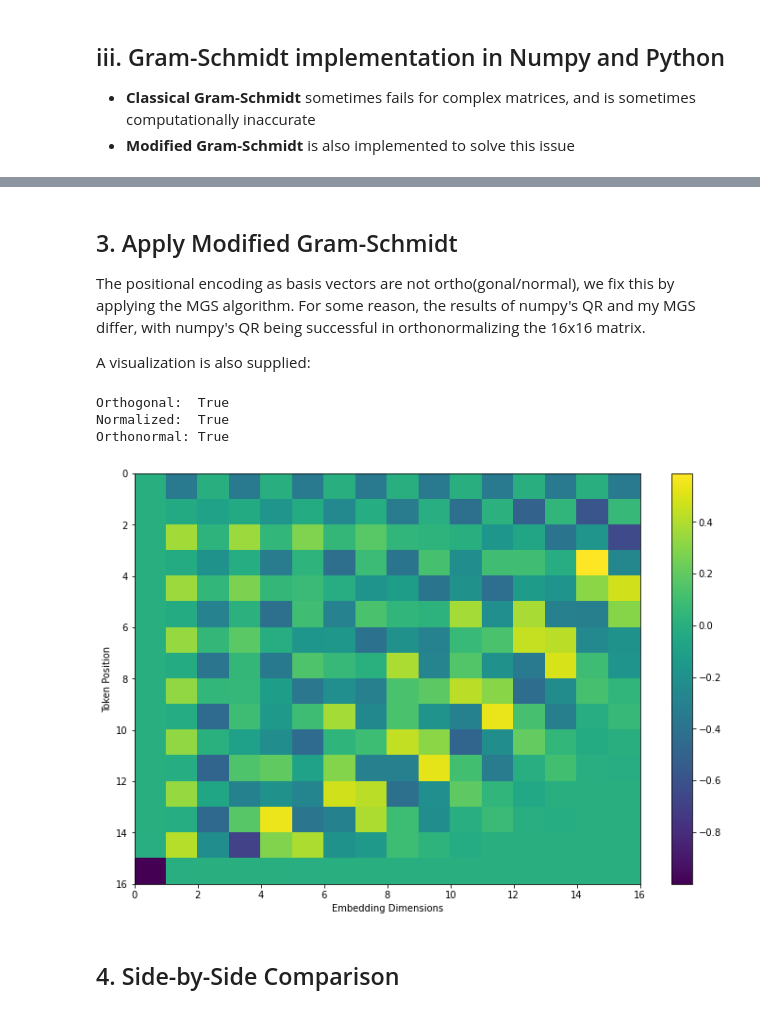
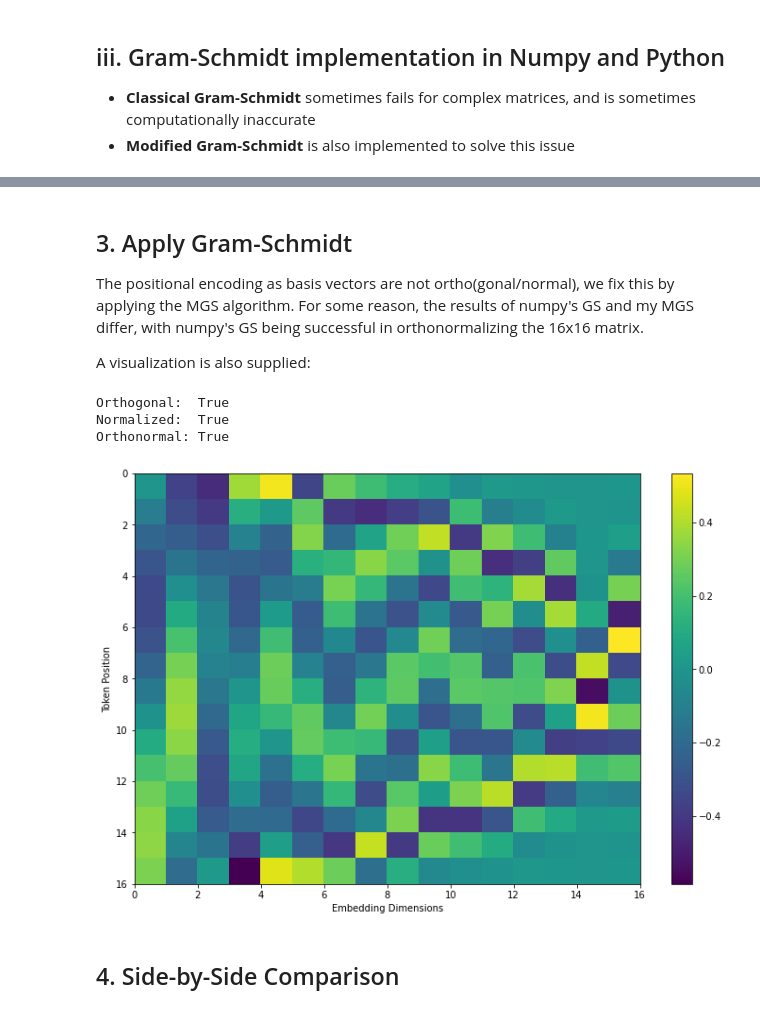
Before and after one commit to henritomas/-CoE197-Z-Tomas-DL-Experiments, a Jupyter notebook: orthonormal_transformer_positional_encoding.ipynb, the cells around one changed output, grey strips where cells are left out. Drawn from its saved outputs; the diff is of its cells as text; code cells hidden in the pictures.

```diff
--- a/orthonormal_transformer_positional_encoding.ipynb
+++ b/orthonormal_transformer_positional_encoding.ipynb
@@ -20,8 +20,6 @@ import math # Only used this for accurate pi value
 # Check if basis vectors (row vectors / token position vectors) are orthogonal
 
 def is_orthogonal(U):
-
-    #Assumes basis vectors are rows in the matrix
 
     V = U @ np.transpose(U)
     #print(V)
@@ -35,8 +33,8 @@ def is_orthogonal(U):
     return True
 
 def is_normal(U):
-    for i in range(U.shape[0]):
-        u_norm = np.dot(U[i] , U[i])
+    for i in range(U.shape[1]):
+        u_norm = np.dot(U[:,i] , U[:,i])
 
         if not np.isclose(u_norm, 1.0): #Is u_norm approx. equal to 1?
             return False
@@ -101,6 +99,11 @@ def modified_gram_schmidt(U):
 
     return np.vstack(Q)
 
+def numpy_GS(U):
+
+    q, r = np.linalg.qr(U)
+    return q
+
 r = np.random.rand(5,5)
 ans_matrix = modified_gram_schmidt(r)
 print(ans_matrix)
@@ -152,8 +155,10 @@ def positional_encoding(position, d_model):
   # Get values between 0 and 2pi, multiplied by 1/16 to compensate for token-position scaling
   pos_scale = 1/position
   pos_vector = np.arange(position)[:, np.newaxis]
+
+  # I want to flip the 0 to 2pi domain (2pi to 0 instead) so it looks better
   x = np.linspace(0, (7/4)*math.pi, num=8) * pos_scale
-  x = np.repeat(x, 2) # repeat x values twice to intertwine sin and cos
+  x = np.flip(np.repeat(x, 2)) # repeat x values twice to intertwine sin and cos
   x = x[np.newaxis, :]
   x = pos_vector * x
 
@@ -202,0 +200,7 @@ Orthonormal: False
+# %%
+#Take the basis column vectors, transform to rows so we can plug into my functions
+basis = pos_encoding[0]
+
+print('Orthogonal: ', is_orthogonal(basis))
+print('Normalized: ', is_normal(basis))
+print('Orthonormal:', is_orthonormal(basis))
@@ -203,31 +211,30 @@ Orthonormal: False
 # %% [markdown]
-## 3. Apply Modified Gram-Schmidt
-The positional encoding as basis vectors are not ortho(gonal/normal), we fix this by applying the MGS algorithm. For some reason, the results of numpy's QR and my MGS differ, with numpy's QR being successful in orthonormalizing the 16x16 matrix.
+## 3. Apply Gram-Schmidt
+The positional encoding as basis vectors are not ortho(gonal/normal), we fix this by applying the MGS algorithm. For some reason, the results of numpy's GS and my MGS differ, with numpy's GS being successful in orthonormalizing the 16x16 matrix.
 
 A visualization is also supplied:
 # %%
 # ope stands for Orthonormal_Position_Encoding
-# ope = modified_gram_schmidt(pos_encoding[0])
-ope, _ = np.linalg.qr(np.transpose(pos_encoding[0]))
-ope = np.transpose(ope)
+ope = numpy_GS(basis)
+
 print('Orthogonal: ', is_orthogonal(ope))
 print('Normalized: ', is_normal(ope))
 print('Orthonormal:', is_orthonormal(ope))
 
 # Show 16x16 positional encoding
 plt.figure(figsize=(12,8))
 plt.pcolormesh(ope, cmap='viridis')
 plt.xlabel('Embedding Dimensions')
 plt.xlim((0, 16))
 plt.ylim((16,0))
 plt.ylabel('Token Position')
 plt.colorbar()
 plt.show()
 # %% [output]
 Orthogonal:  True
 Normalized:  True
 Orthonormal: True
-[figure, old version]
+[figure, new version]
 # %% [markdown]
 ## 4. Side-by-Side Comparison
 # %%
```
Also changed, not shown: parts of 9 cells of this notebook.
